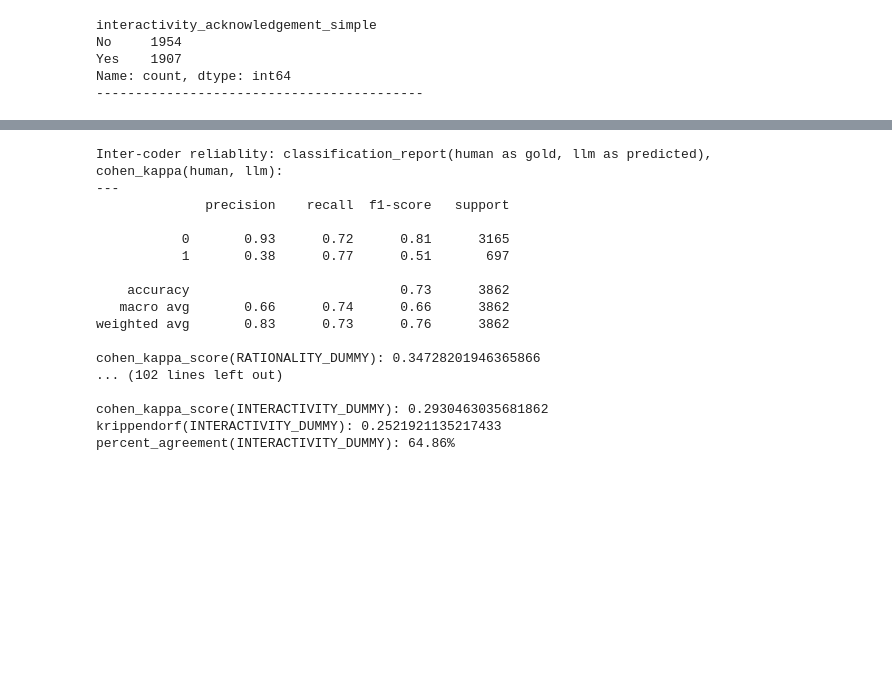
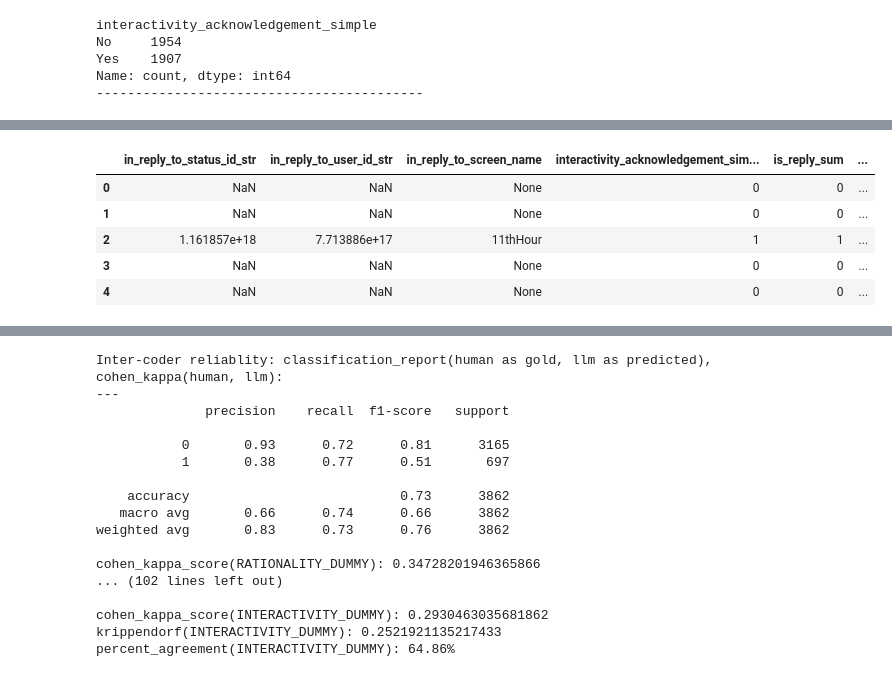
Before and after one commit to cl-trier/TWON-Exploration, a Jupyter notebook: 26--Classify PublicSphere-benchmark.ipynb, the cells around one changed output, grey strips where cells are left out. Drawn from its saved outputs; the diff is of its cells as text; code cells hidden in the pictures; blank space fills up the shorter version.

```diff
--- a/26--Classify PublicSphere-benchmark.ipynb
+++ b/26--Classify PublicSphere-benchmark.ipynb
@@ -52,0 +67,4 @@ dataset
+# %%
+#add train/test split variable to the dataset:
+dataset.loc[dataset['Mark_ID'].isin(trainset['Mark_ID']), 'split'] = 'train'
+dataset.loc[dataset['Mark_ID'].isin(testset['Mark_ID']), 'split'] = 'test'
@@ -117,6 +142,10 @@ predictions14: typing.Dict[str, np.ndarray] = {
 #load the dataset:
 dataset_w_pred_2 = pd.read_json(f'{CFG.report_dir}/publicsphere.cardiff_prompt_classify_s.json')
 dataset_w_pred_anon = pd.read_parquet('data/publicsphere/publicsphere.cardiff_prompt_classify_anon.parquet')
+# %%
+#add train/test split variable to the dataset:
+dataset_w_pred_anon.loc[dataset_w_pred_anon['Mark_ID'].isin(trainset['Mark_ID']), 'split'] = 'train'
+dataset_w_pred_anon.loc[dataset_w_pred_anon['Mark_ID'].isin(testset['Mark_ID']), 'split'] = 'test'
 # %%
 #join to the dataset:
 for _, preds in predictions14.items():
@@ -511,7 +540,7 @@ llm_human_column_pairs = [
     ("CONSERVATIVE_DUMMY", "political_conservative_US_dum"),
     ("HAS_OPINION_DUMMY", "political_opinion_US_dum"),
     ("LIBERAL_DUMMY", "diversity_liberal_dum"),
-    ("CONSERVATIVE_DUMMY", "diversity_conservative__dum"),
+    ("CONSERVATIVE_DUMMY", "diversity_conservative_dum"),
     ("HAS_OPINION_DUMMY", "diversity_position_dum"),
     ("RATIONALITY_DUMMY", "rationality_prompt_dum"),
     ("TopicRelevance", "rationality_topic_relevance_dum"),
@@ -521,0 +558,20 @@ llm_human_column_pairs = [
+# %%
+#first evaluate performance against manual coding in the training set:
+
+#these are the new results of the edited prompts:
+
+print("Inter-coder reliablity: classification_report(human as gold, llm as predicted), cohen_kappa(human, llm):")
+
+for human_col, llm_col in llm_human_column_pairs:
+    subset = dataset_w_pred_anon.loc[dataset_w_pred_anon.split == 'train', [human_col, llm_col]].dropna()
+    human = subset[human_col].tolist()
+    llm = subset[llm_col].tolist()
+
+    # Calculate percent agreement
+    agreement = np.sum(np.array(human) == np.array(llm))/len(np.array(human)) * 100
+
+    print("---")
+    print(f"{classification_report(human, llm)}")
+    print(f"cohen_kappa_score({human_col}): {cohen_kappa_score(human, llm)}")
+    print(f"krippendorf({human_col}): {krippendorff.alpha(np.array([human, llm]), level_of_measurement="nominal")}")
+    print(f"percent_agreement({human_col}): {agreement:.2f}%")
@@ -998,2 +1082,13 @@ dataset_w_pred_anon.loc[:, 'interactivity_acknowledgement_simple_dum'] = dataset
 # %%
-dataset_w_pred_anon.loc[:, 'interactivity_acknowledgement_simple2_dum'] = dataset_w_pred_2.loc[:, 'interactivity_acknowledgement_simple_2'].map({"Yes": 1, "No":0}).fillna(0).astype(int)
+# create a dummy variable for the interactivity concept, which is 1 if either one of ['in_reply_to_status_id_str', 'in_reply_to_user_id_str', 'in_reply_to_screen_name'] is not NA, or interactivity_acknowledgement_simple is 1:
+dataset_w_pred_anon.loc[:, 'is_reply_sum'] = dataset_w_pred_anon.loc[:, ['in_reply_to_status_id_str', 'in_reply_to_user_id_str', 'in_reply_to_screen_name']].applymap(lambda x: 1 if pd.notna(x) and x is not None else 0).max(axis=1)
+dataset_w_pred_anon.loc[:, 'interactivity_tot_simple_dum'] = dataset_w_pred_anon.loc[:, ['is_reply_sum', 'interactivity_acknowledgement_simple_dum']].max(axis=1).astype(int)
+
+dataset_w_pred_anon.loc[:, [ 'in_reply_to_status_id_str', 'in_reply_to_user_id_str', 'in_reply_to_screen_name', 'interactivity_acknowledgement_simple_dum', 'is_reply_sum', 'interactivity_tot_simple_dum']].head()
+# %% [output]
+|  | in_reply_to_status_id_str | in_reply_to_user_id_str | in_reply_to_screen_name | interactivity_acknowledgement_sim... | is_reply_sum | ... |
+| 0 | NaN | NaN | None | 0 | 0 | ... |
+| 1 | NaN | NaN | None | 0 | 0 | ... |
+| 2 | 1.161857e+18 | 7.713886e+17 | 11thHour | 1 | 1 | ... |
+| 3 | NaN | NaN | None | 0 | 0 | ... |
+| 4 | NaN | NaN | None | 0 | 0 | ... |
```
Also changed, not shown: parts of 16 cells of this notebook, 2 other files.
